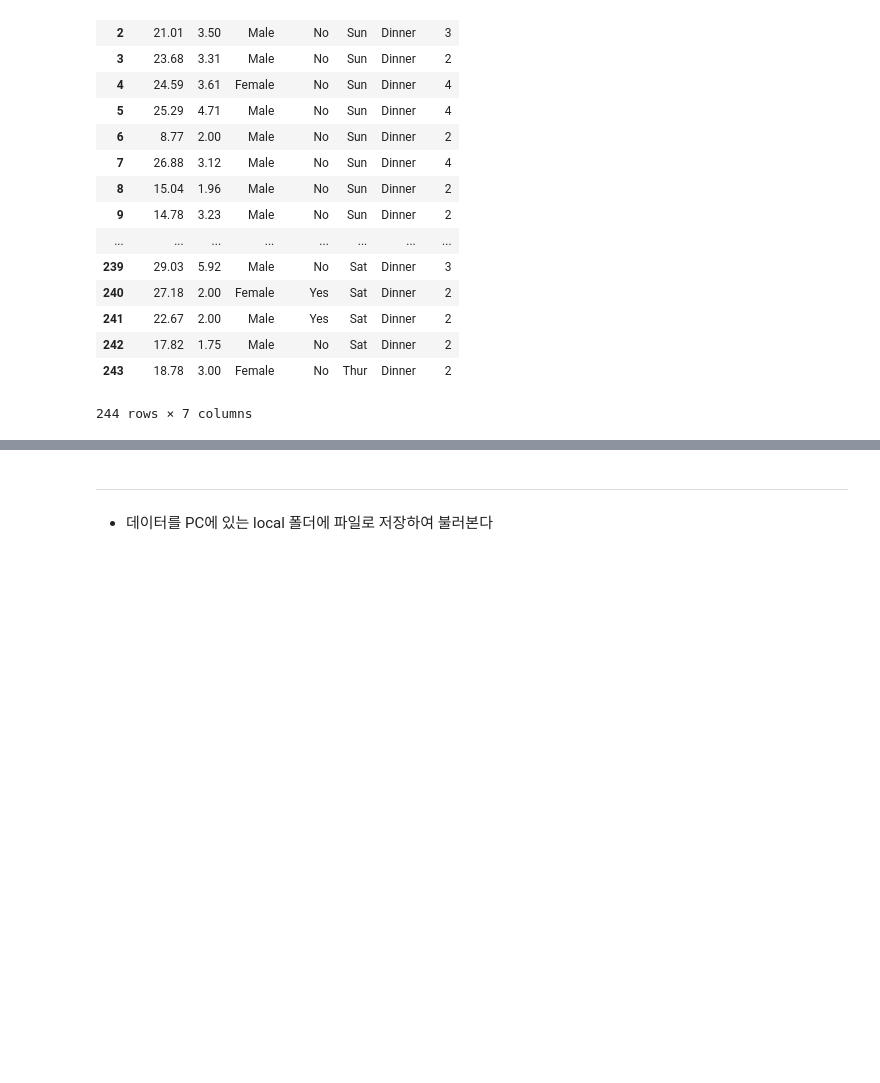
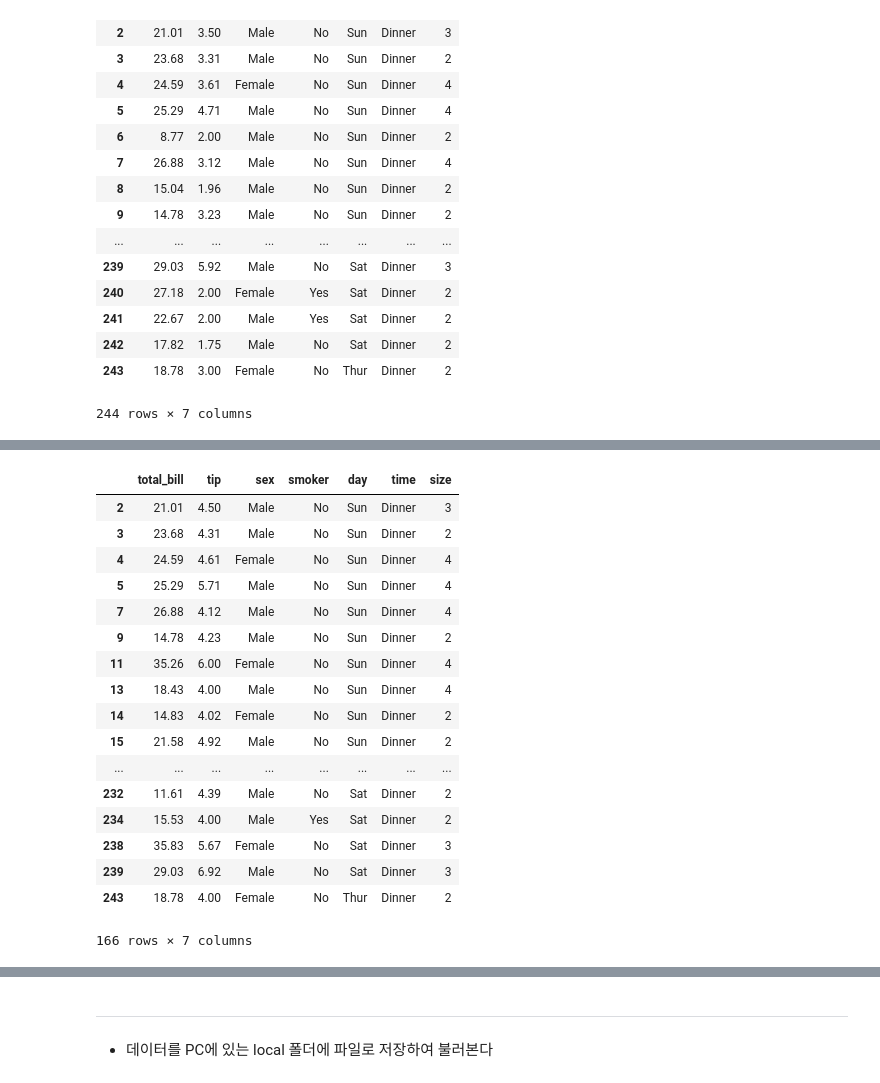
Before and after one commit to THE-R4U/BigDataLecture180618, a Jupyter notebook: 2일차 - 데이터형, PANDAS 데이터 분석.ipynb, the cells around one changed output, grey strips where cells are left out. Cells and saved outputs as stored; diff of their text form; code cells hidden in the pictures; blank space fills up the shorter version.

```diff
--- a/2일차 - 데이터형, PANDAS 데이터 분석.ipynb
+++ b/2일차 - 데이터형, PANDAS 데이터 분석.ipynb
@@ -603,0 +833,2 @@ data
+# %%
+data['size'] = data['size'].astype('category')
@@ -603,0 +862,2 @@ data
+# %%
+data['day'] = data['day'].astype('category')
@@ -603,0 +991,23 @@ data
+# %%
+# 조건문을 넣어 가져올 수 있다
+
+data[data['tip'] > 3]
+# %% [output]
+|  | total_bill | tip | sex | smoker | day | time | size |
+| 2 | 21.01 | 4.50 | Male | No | Sun | Dinner | 3 |
+| 3 | 23.68 | 4.31 | Male | No | Sun | Dinner | 2 |
+| 4 | 24.59 | 4.61 | Female | No | Sun | Dinner | 4 |
+| 5 | 25.29 | 5.71 | Male | No | Sun | Dinner | 4 |
+| 7 | 26.88 | 4.12 | Male | No | Sun | Dinner | 4 |
+| 9 | 14.78 | 4.23 | Male | No | Sun | Dinner | 2 |
+| 11 | 35.26 | 6.00 | Female | No | Sun | Dinner | 4 |
+| 13 | 18.43 | 4.00 | Male | No | Sun | Dinner | 4 |
+| 14 | 14.83 | 4.02 | Female | No | Sun | Dinner | 2 |
+| 15 | 21.58 | 4.92 | Male | No | Sun | Dinner | 2 |
+| ... | ... | ... | ... | ... | ... | ... | ... |
+| 232 | 11.61 | 4.39 | Male | No | Sat | Dinner | 2 |
+| 234 | 15.53 | 4.00 | Male | Yes | Sat | Dinner | 2 |
+| 238 | 35.83 | 5.67 | Female | No | Sat | Dinner | 3 |
+| 239 | 29.03 | 6.92 | Male | No | Sat | Dinner | 3 |
+| 243 | 18.78 | 4.00 | Female | No | Thur | Dinner | 2 |
+166 rows × 7 columns
```
Also changed, not shown: parts of 55 cells of this notebook, 2 other files.
